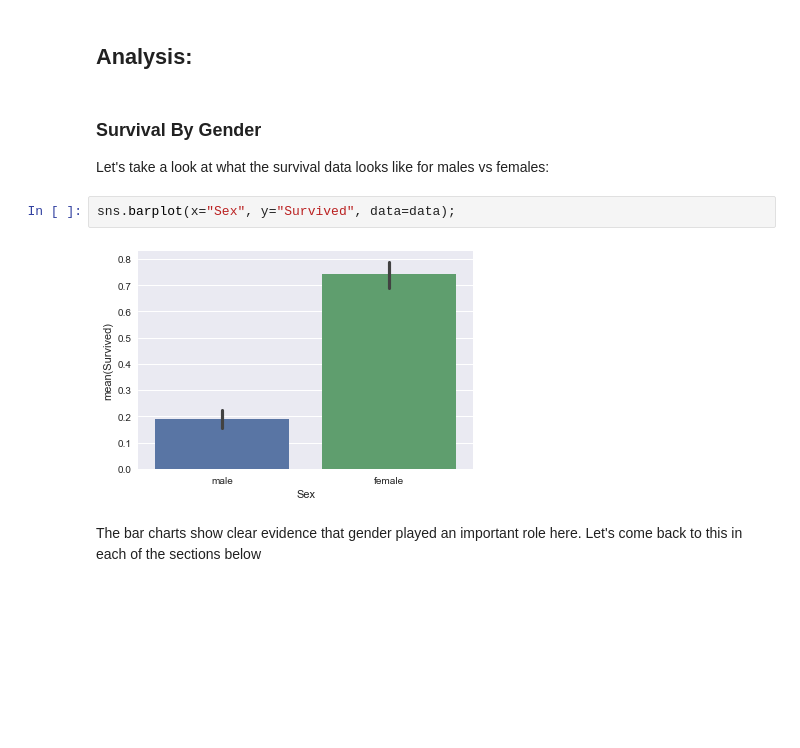
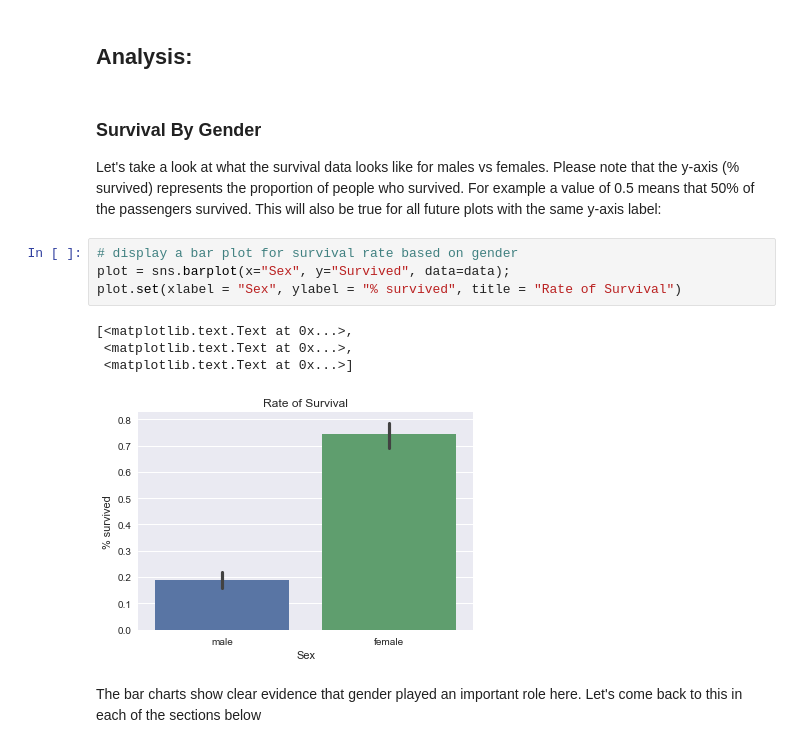
Before and after one commit to salarather/titanic-data-analysis, a Jupyter notebook: titanic-analysis.ipynb, the cells around one changed output. Cells and saved outputs as stored; diff of their text form; blank space fills up the shorter version.

```diff
--- a/titanic-analysis.ipynb
+++ b/titanic-analysis.ipynb
@@ -177,11 +170,16 @@ The data is in a much more promising condition now so we can start the analysis
 # %% [markdown]
 ### Survival By Gender
 
-Let's take a look at what the survival data looks like for males vs females:
+Let's take a look at what the survival data looks like for males vs females. Please note that the y-axis (% survived) represents the proportion of people who survived. For example a value of 0.5 means that 50% of the passengers survived. This will also be true for all future plots with the same y-axis label:
-# %%
-sns.barplot(x="Sex", y="Survived", data=data);
-# %% [output]
-[figure, removed]
+# %%
+# display a bar plot for survival rate based on gender
+plot = sns.barplot(x="Sex", y="Survived", data=data);
+plot.set(xlabel = "Sex", ylabel = "% survived", title = "Rate of Survival")
+# %% [output]
+[<matplotlib.text.Text at 0x...>,
+ <matplotlib.text.Text at 0x...>,
+ <matplotlib.text.Text at 0x...>]
+[figure, added]
 # %% [markdown]
 The bar charts show clear evidence that gender played an important role here. Let's come back to this in each of the sections below
 # %% [markdown]
```
Also changed, not shown: parts of 55 cells of this notebook.
